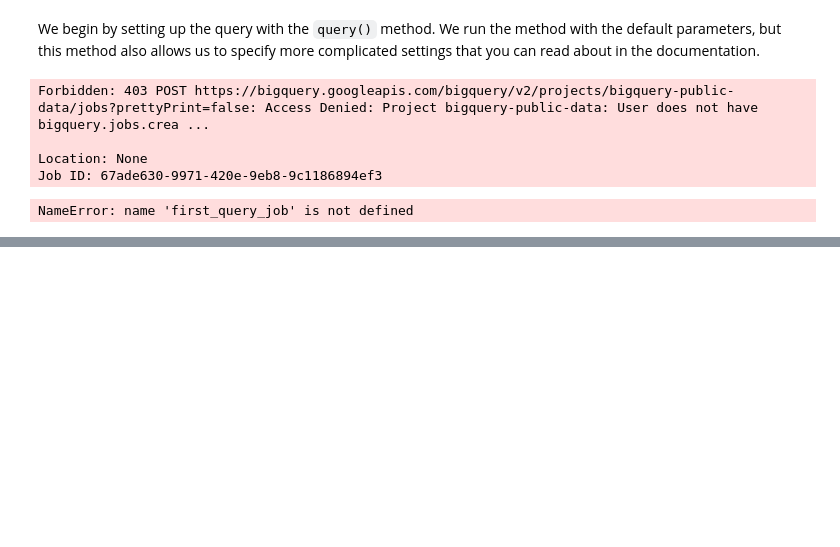
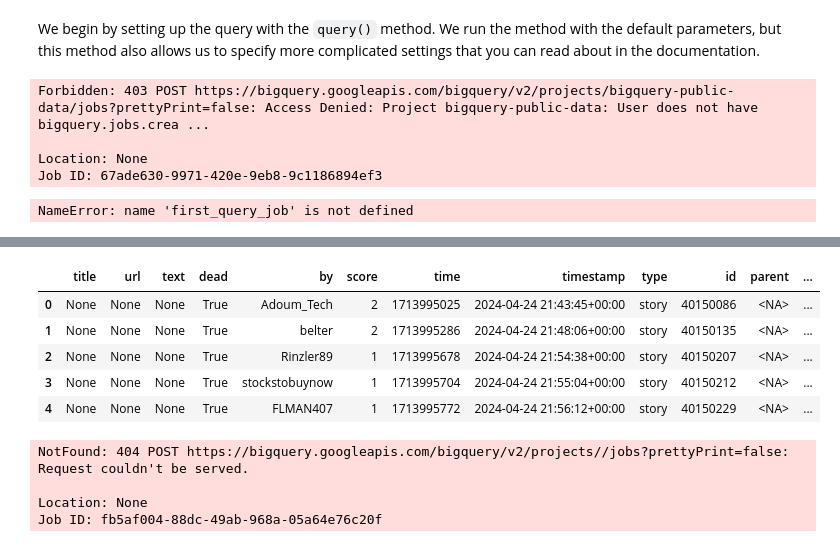
Before and after one commit to nachoacev/practice-data-science, a Jupyter notebook: IntroSQL.ipynb, the cells around one changed output, grey strips where cells are left out. Saved outputs shown, nothing was run; the diff lists cells and outputs as text; code cells hidden in the pictures; blank space fills up the shorter version.

```diff
--- a/IntroSQL.ipynb
+++ b/IntroSQL.ipynb
@@ -247,0 +317,27 @@ NameError: name 'first_query_job' is not defined
+# %%
+from google.cloud import bigquery
+
+# Create a "Client" object
+client = bigquery.Client()
+
+# Construct a reference to the "hacker_news" dataset
+dataset_ref = client.dataset("hacker_news", project="bigquery-public-data")
+
+# API request - fetch the dataset
+dataset = client.get_dataset(dataset_ref)
+
+# Construct a reference to the "full" table
+table_ref = dataset_ref.table("full")
+
+# API request - fetch the table
+table = client.get_table(table_ref)
+
+# Preview the first five lines of the table
+client.list_rows(table, max_results=5).to_dataframe()
+# %% [output]
+|  | title | url | text | dead | by | score | time | timestamp | type | id | parent | ... |
+| 0 | None | None | None | True | Adoum_Tech | 2 | 1713995025 | 2024-04-24 21:43:45+00:00 | story | 40150086 | <NA> | ... |
+| 1 | None | None | None | True | belter | 2 | 1713995286 | 2024-04-24 21:48:06+00:00 | story | 40150135 | <NA> | ... |
+| 2 | None | None | None | True | Rinzler89 | 1 | 1713995678 | 2024-04-24 21:54:38+00:00 | story | 40150207 | <NA> | ... |
+| 3 | None | None | None | True | stockstobuynow | 1 | 1713995704 | 2024-04-24 21:55:04+00:00 | story | 40150212 | <NA> | ... |
+| 4 | None | None | None | True | FLMAN407 | 1 | 1713995772 | 2024-04-24 21:56:12+00:00 | story | 40150229 | <NA> | ... |
@@ -247,0 +352,16 @@ NameError: name 'first_query_job' is not defined
+# %%
+# Set up the query (cancel the query if it would use too much of
+# your quota, with the limit set to 10 GB)
+safe_config = bigquery.QueryJobConfig(maximum_bytes_billed=10**10)
+query_job = client.query(query_popular, job_config=safe_config)
+
+# API request - run the query, and convert the results to a pandas DataFrame
+popular_comments = query_job.to_dataframe()
+
+# Print the first five rows of the DataFrame
+popular_comments.head()
+# %% [output]
+NotFound: 404 POST https://bigquery.googleapis.com/bigquery/v2/projects//jobs?prettyPrint=false: Request couldn't be served.
+
+Location: None
+Job ID: fb5af004-88dc-49ab-968a-05a64e76c20f
```
Also changed, not shown: parts of 12 cells of this notebook.
